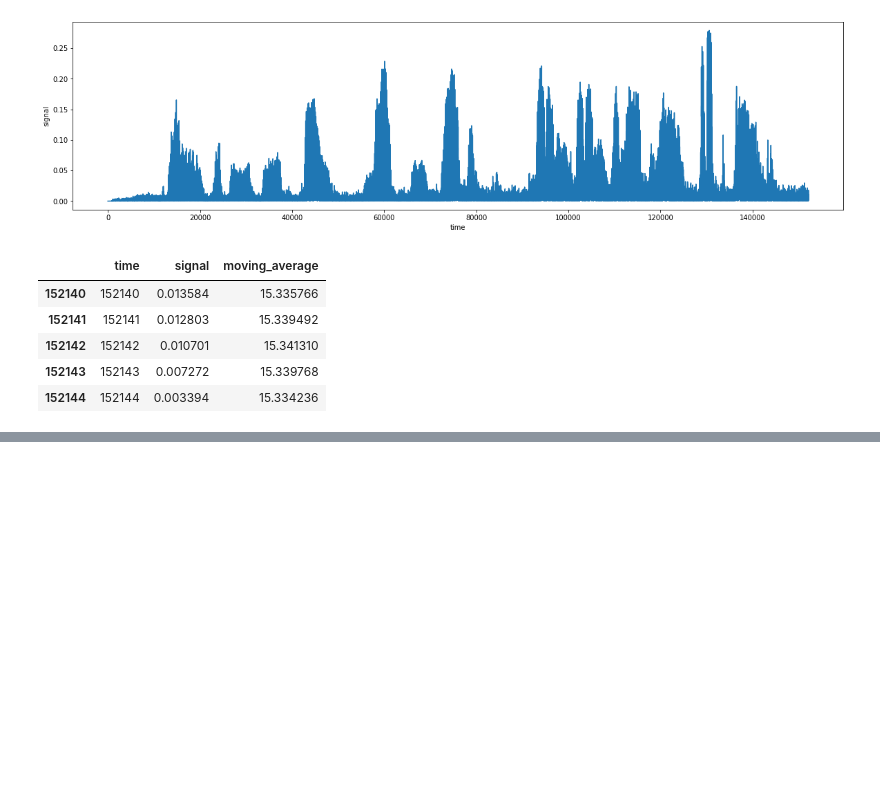
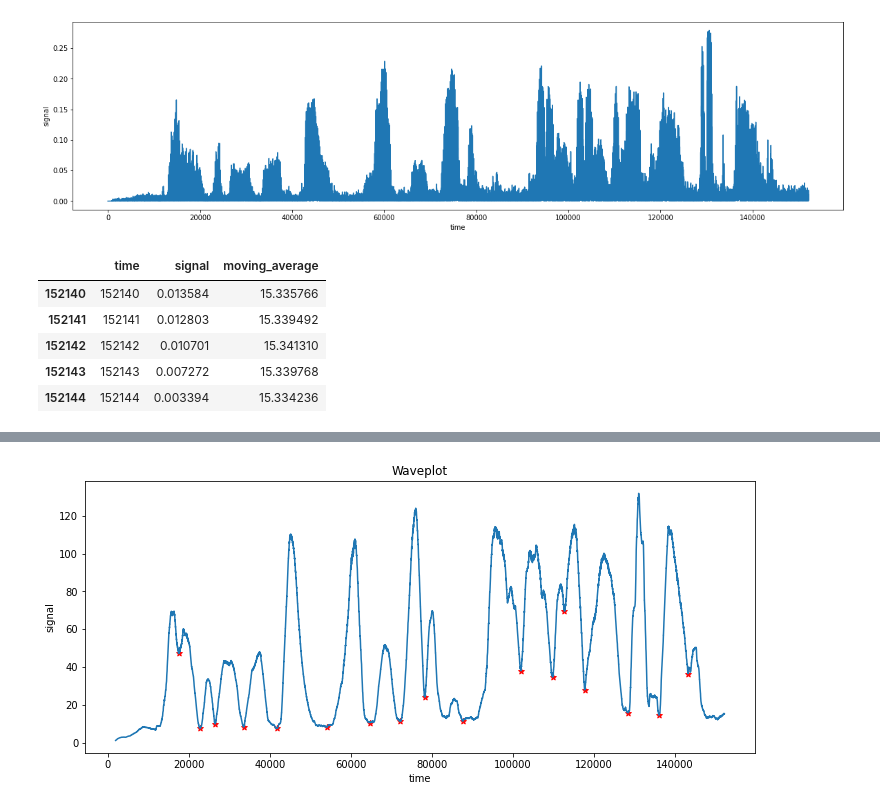
Before and after one commit to bilalProgTech/mtech-nmims, a Jupyter notebook: speech-recognition/Lab-Work/20220918-Lab-8-MTech-AI.ipynb, the cells around one changed output, grey strips where cells are left out. Saved outputs shown, nothing was run; the diff lists cells and outputs as text; code cells hidden in the pictures; blank space fills up the shorter version.

```diff
--- a/speech-recognition/Lab-Work/20220918-Lab-8-MTech-AI.ipynb
+++ b/speech-recognition/Lab-Work/20220918-Lab-8-MTech-AI.ipynb
@@ -96,0 +119,7 @@ plt.show()
+# %%
+import peakdetect
+peaks = peakdetect.peakdetect(df['moving_average'], df['time'], delta=12)
+# %%
+drop_df = pd.DataFrame(peaks[1])
+drop_df.columns = ['time', 'signal']
+drop_df
@@ -96,0 +145,12 @@ plt.show()
+# %%
+plt.figure(figsize=(12, 5))
+plt.plot(df['time'], df['moving_average'])
+plt.scatter(drop_df['time'], drop_df['signal'], color='red', marker='*')
+
+plt.title('Waveplot')
+plt.xlabel('time')
+plt.ylabel('signal')
+
+plt.show()
+# %% [output]
+[figure, added]
```
Also changed, not shown: parts of 31 cells of this notebook.
